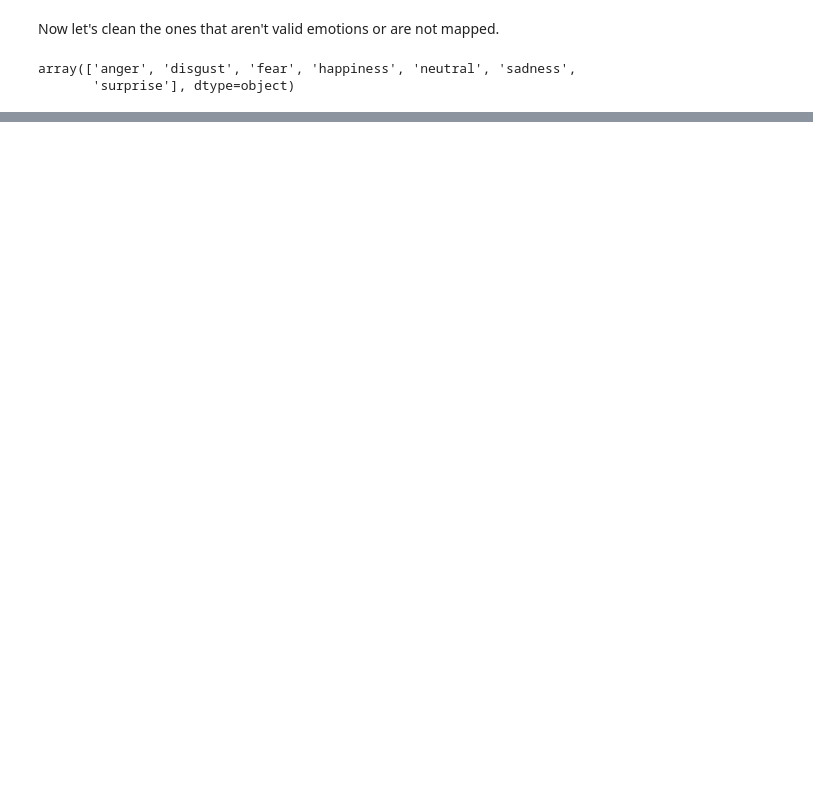
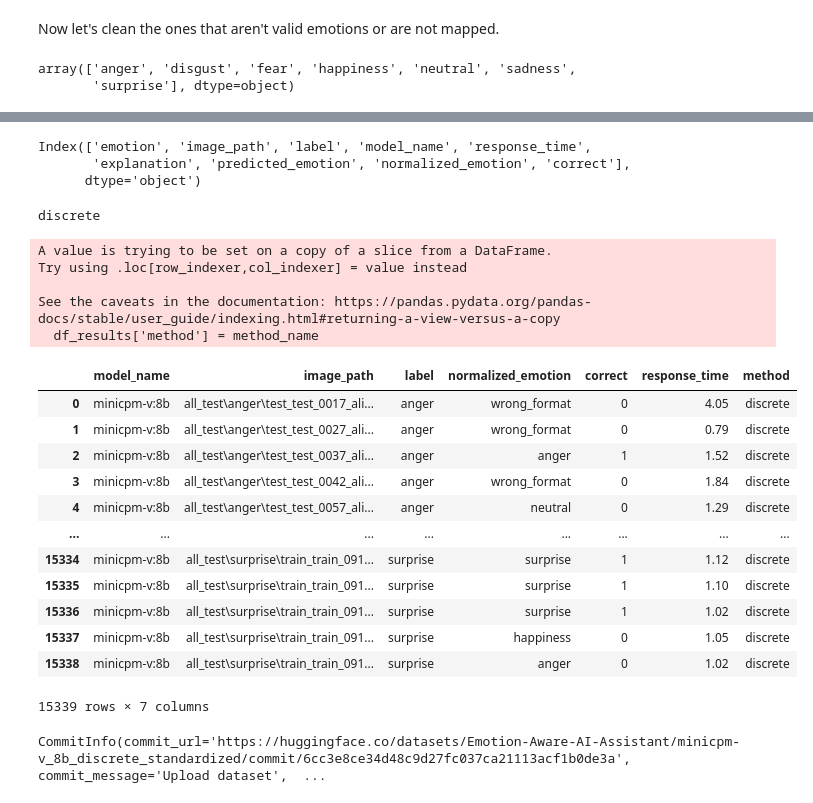
Before and after one commit to harsha230/emotion_recognition, a Jupyter notebook: results/standardizing.ipynb, the cells around one changed output, grey strips where cells are left out. Saved outputs shown, nothing was run; the diff lists cells and outputs as text; code cells hidden in the pictures; blank space fills up the shorter version.

```diff
--- a/results/standardizing.ipynb
+++ b/results/standardizing.ipynb
@@ -112,0 +294,47 @@ array(['anger', 'disgust', 'fear', 'happiness', 'neutral', 'sadness',
+# %%
+df["correct"] = (df["label"] == df["normalized_emotion"]).astype(int)
+# %%
+df.columns
+# %% [output]
+Index(['emotion', 'image_path', 'label', 'model_name', 'response_time',
+       'explanation', 'predicted_emotion', 'normalized_emotion', 'correct'],
+      dtype='object')
+# %%
+method_name = name.split("_")[-1]           # "discrete"
+model_name = "_".join(name.split("_")[:-1])   # "minicpm-v_8b"
+
+print(method_name)
+# %% [output]
+discrete
+# %%
+df_results = df[['model_name', 'image_path', 'label', 'normalized_emotion', 'correct', 'response_time']]
+# %%
+df_results['method'] = method_name
+# %% [output]
+A value is trying to be set on a copy of a slice from a DataFrame.
+Try using .loc[row_indexer,col_indexer] = value instead
+
+See the caveats in the documentation: https://pandas.pydata.org/pandas-docs/stable/user_guide/indexing.html#returning-a-view-versus-a-copy
+  df_results['method'] = method_name
+# %%
+df_results
+# %% [output]
+|  | model_name | image_path | label | normalized_emotion | correct | response_time | method |
+| 0 | minicpm-v:8b | all_test\anger\test_test_0017_ali... | anger | wrong_format | 0 | 4.05 | discrete |
+| 1 | minicpm-v:8b | all_test\anger\test_test_0027_ali... | anger | wrong_format | 0 | 0.79 | discrete |
+| 2 | minicpm-v:8b | all_test\anger\test_test_0037_ali... | anger | anger | 1 | 1.52 | discrete |
+| 3 | minicpm-v:8b | all_test\anger\test_test_0042_ali... | anger | wrong_format | 0 | 1.84 | discrete |
+| 4 | minicpm-v:8b | all_test\anger\test_test_0057_ali... | anger | neutral | 0 | 1.29 | discrete |
+| ... | ... | ... | ... | ... | ... | ... | ... |
+| 15334 | minicpm-v:8b | all_test\surprise\train_train_091... | surprise | surprise | 1 | 1.12 | discrete |
+| 15335 | minicpm-v:8b | all_test\surprise\train_train_091... | surprise | surprise | 1 | 1.10 | discrete |
+| 15336 | minicpm-v:8b | all_test\surprise\train_train_091... | surprise | surprise | 1 | 1.02 | discrete |
+| 15337 | minicpm-v:8b | all_test\surprise\train_train_091... | surprise | happiness | 0 | 1.05 | discrete |
+| 15338 | minicpm-v:8b | all_test\surprise\train_train_091... | surprise | anger | 0 | 1.02 | discrete |
+15339 rows × 7 columns
+# %%
+
+dataset = Dataset.from_pandas(df)
+dataset.push_to_hub(f"Emotion-Aware-AI-Assistant/{name}_standardized", token=hf_token)
+# %% [output]
+CommitInfo(commit_url='https://huggingface.co/datasets/Emotion-Aware-AI-Assistant/minicpm-v_8b_discrete_standardized/commit/6cc3e8ce34d48c9d27fc037ca21113acf1b0de3a', commit_message='Upload dataset',  ...
```
Also changed, not shown: parts of 10 cells of this notebook, 6 other files.
